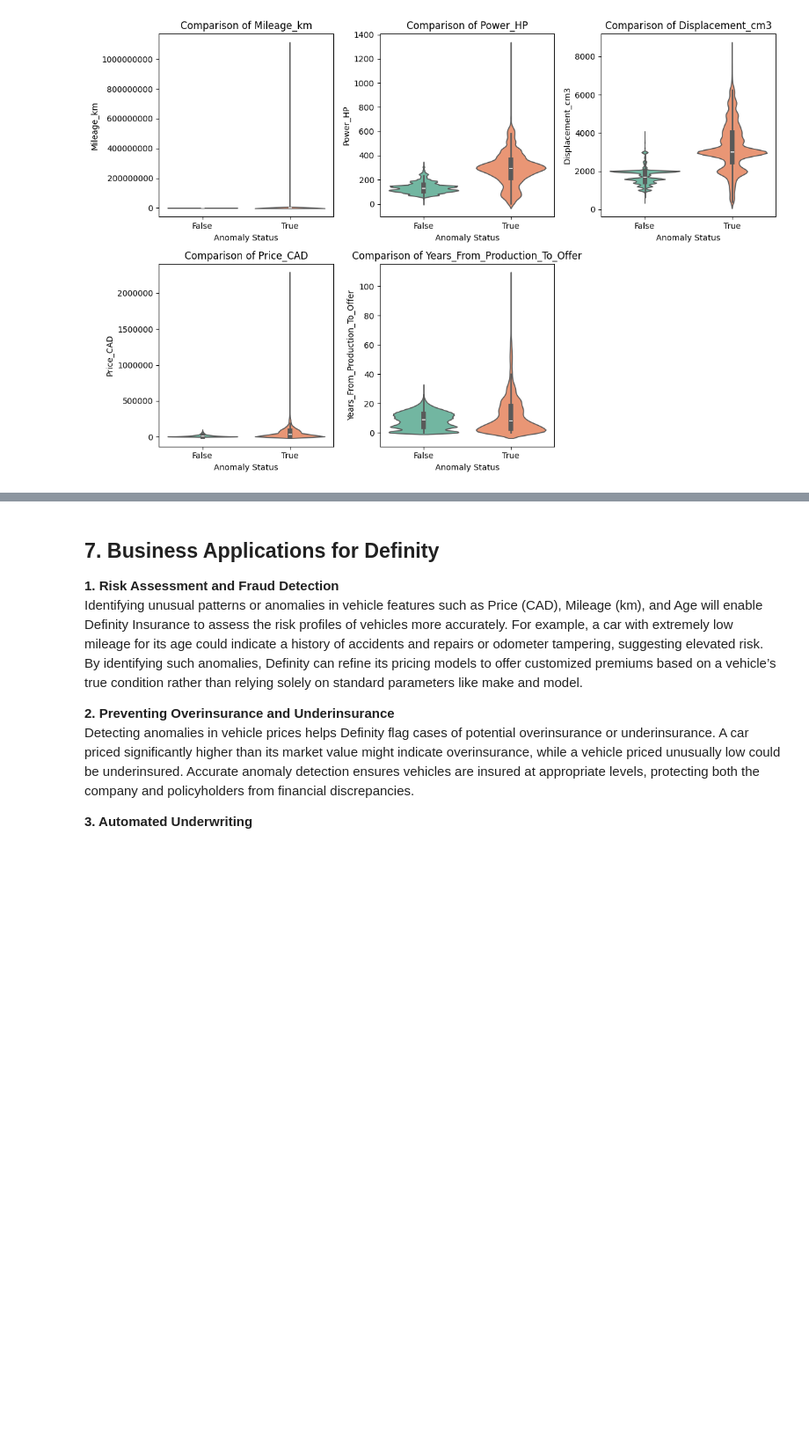
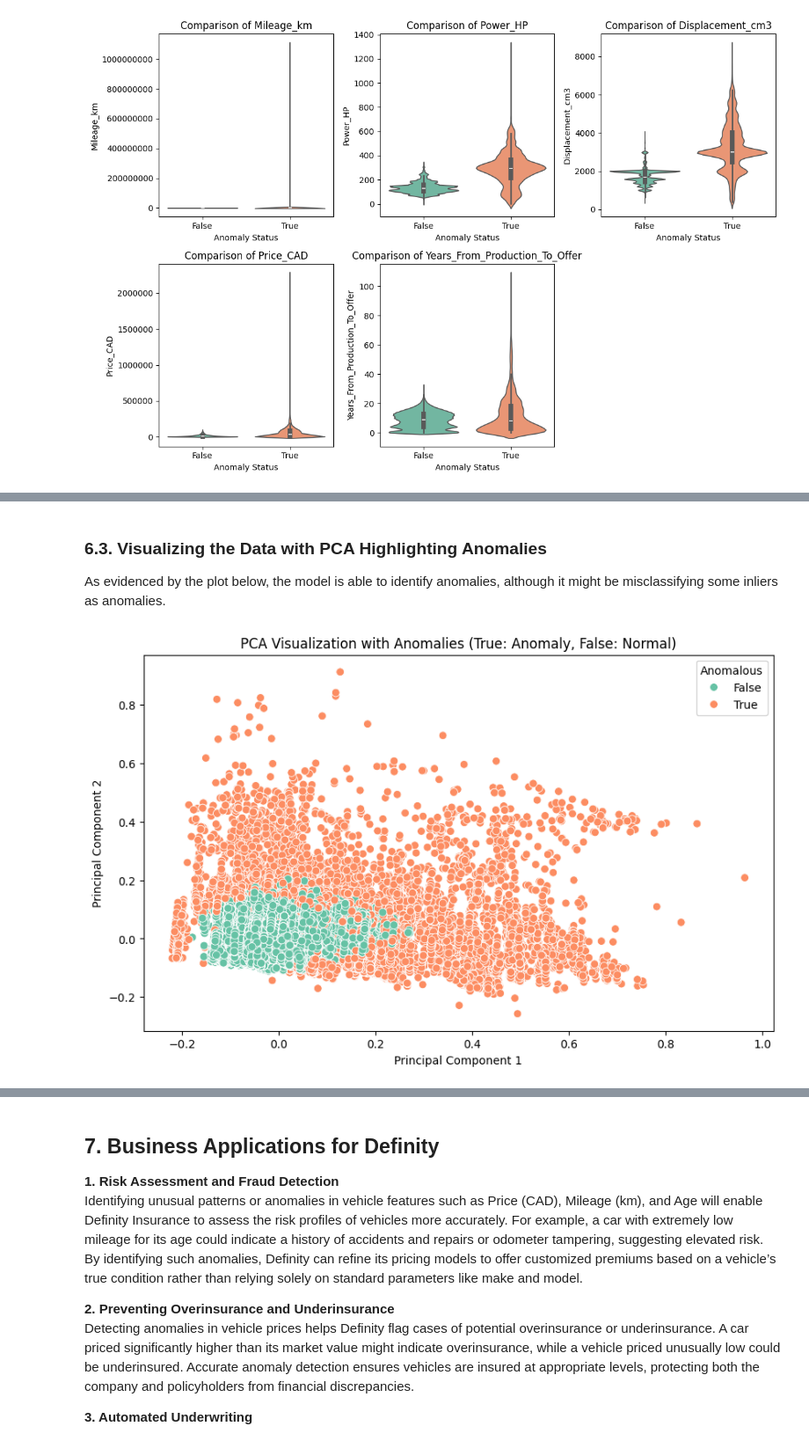
Before and after one commit to Abdul-AA/Car-ads-analysis, a Jupyter notebook: anomaly_detection.ipynb, the cells around one changed output, grey strips where cells are left out. Shown at 88% size. Saved outputs shown, nothing was run; the diff lists cells and outputs as text; code cells hidden in the pictures; blank space fills up the shorter version.

```diff
--- a/anomaly_detection.ipynb
+++ b/anomaly_detection.ipynb
@@ -516,0 +557,31 @@ plt.show()
+# %%
+# Select the feature columns for PCA
+X_pca = df2[features]
+# %%
+# Scaling with the already initiated scaler
+X_pca=scaler.transform(X_pca)
+# %%
+# Apply PCA
+pcs = PCA(n_components=2, random_state=42)
+X_pca = pcs.fit_transform(X_pca)
+# %%
+# Add the PCA results to the DataFrame
+df2['PCA-1'] = X_pca[:, 0]
+df2['PCA-2'] = X_pca[:, 1]
+# %% [markdown]
+
+### 6.3. Visualizing the Data with PCA Highlighting Anomalies
+
+As evidenced by the plot below, the model is able to identify anomalies, although it might be misclassifying some inliers as anomalies.
+# %%
+# Assuming 'df2' contains the PCA results and 'Anomaly_Isolation Forest' is the anomaly detection result
+
+plt.figure(figsize=(10, 6))
+sns.scatterplot(data=df2, x='PCA-1', y='PCA-2', hue='Anomaly_Isolation Forest', palette='Set2', s=50)
+plt.title("PCA Visualization with Anomalies (True: Anomaly, False: Normal)")
+plt.xlabel("Principal Component 1")
+plt.ylabel("Principal Component 2")
+plt.legend(title="Anomalous", loc="upper right")
+plt.show()
+# %% [output]
+[figure, added]
```
Also changed, not shown: parts of 19 cells of this notebook, 1 other file.
